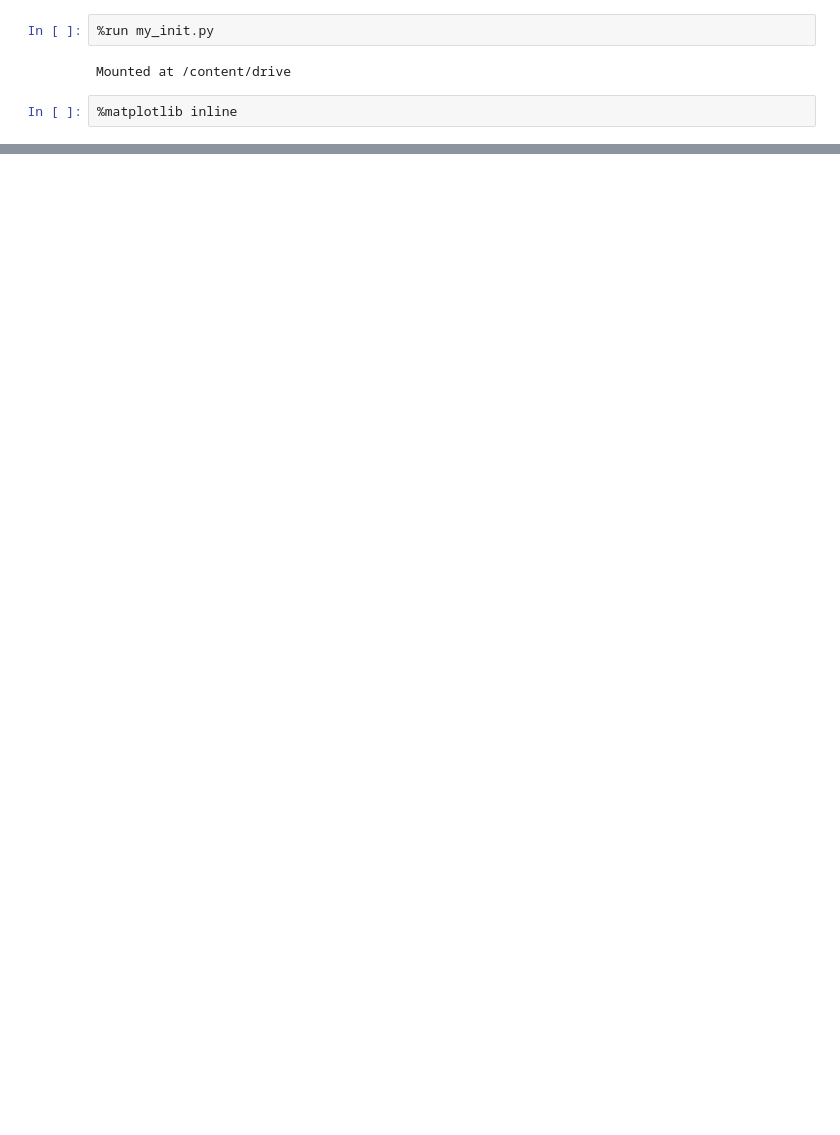
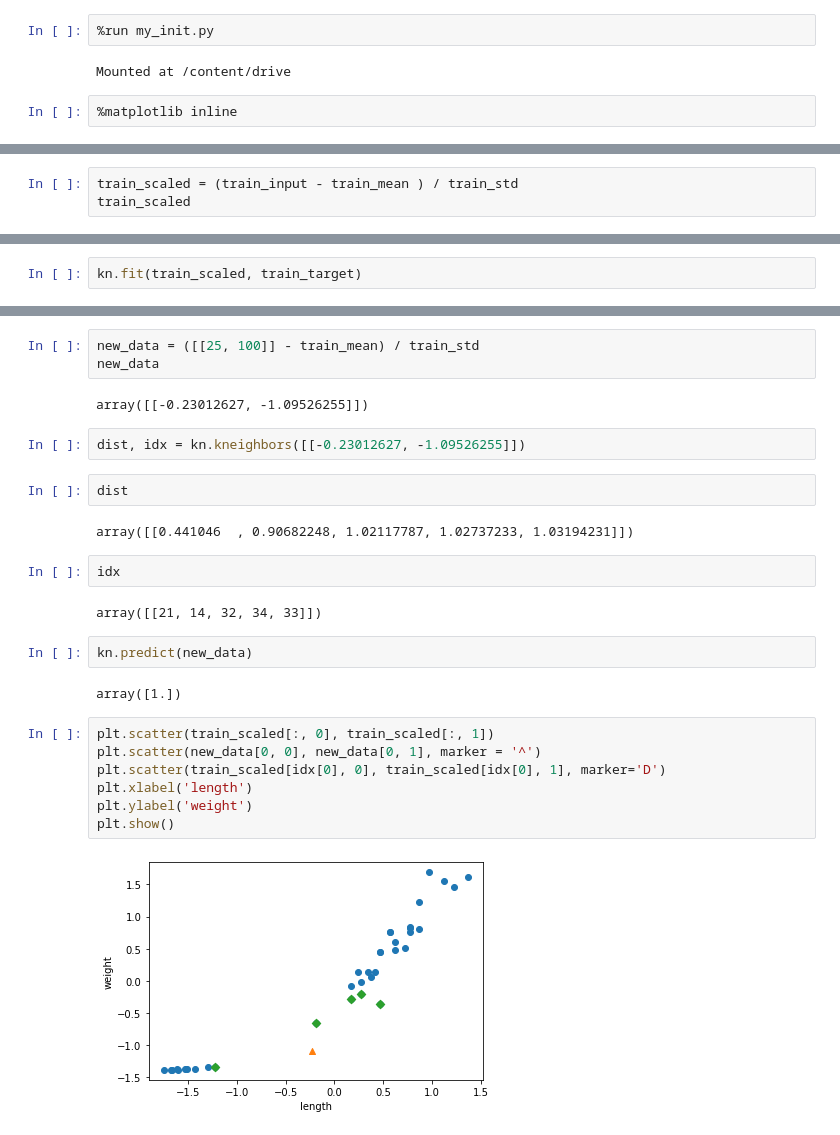
Before and after one commit to Es-YES-Ye/Python, a Jupyter notebook: 01.ipynb, the cells around one changed output, grey strips where cells are left out. Cells and saved outputs as stored; diff of their text form; blank space fills up the shorter version.

```diff
--- a/01.ipynb
+++ b/01.ipynb
@@ -177,0 +159,3 @@ data3 #원본 받아서 데이터 처리하기에 이게 더 편함
+# %%
+train_scaled = (train_input - train_mean ) / train_std
+train_scaled
@@ -177,0 +180,2 @@ data3 #원본 받아서 데이터 처리하기에 이게 더 편함
+# %%
+kn.fit(train_scaled, train_target)
@@ -177,0 +206,28 @@ data3 #원본 받아서 데이터 처리하기에 이게 더 편함
+# %%
+new_data = ([[25, 100]] - train_mean) / train_std
+new_data
+# %% [output]
+array([[-0.23012627, -1.09526255]])
+# %%
+dist, idx = kn.kneighbors([[-0.23012627, -1.09526255]])
+# %%
+dist
+# %% [output]
+array([[0.441046  , 0.90682248, 1.02117787, 1.02737233, 1.03194231]])
+# %%
+idx
+# %% [output]
+array([[21, 14, 32, 34, 33]])
+# %%
+kn.predict(new_data)
+# %% [output]
+array([1.])
+# %%
+plt.scatter(train_scaled[:, 0], train_scaled[:, 1])
+plt.scatter(new_data[0, 0], new_data[0, 1], marker = '^')
+plt.scatter(train_scaled[idx[0], 0], train_scaled[idx[0], 1], marker='D')
+plt.xlabel('length')
+plt.ylabel('weight')
+plt.show()
+# %% [output]
+[figure, added]
```
Also changed, not shown: parts of 62 cells of this notebook.
